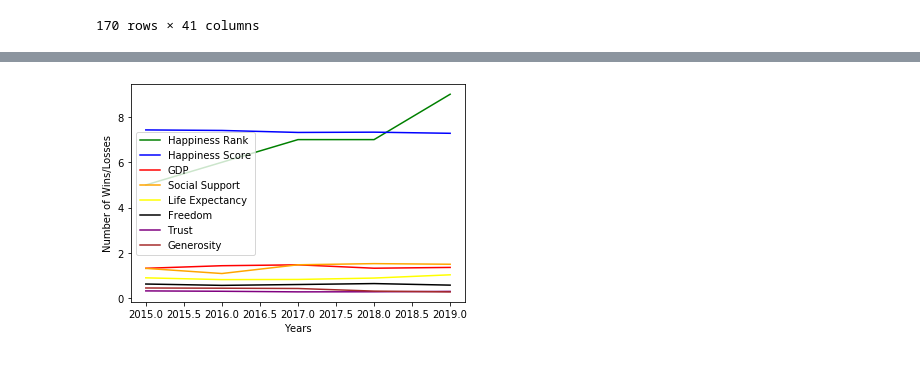
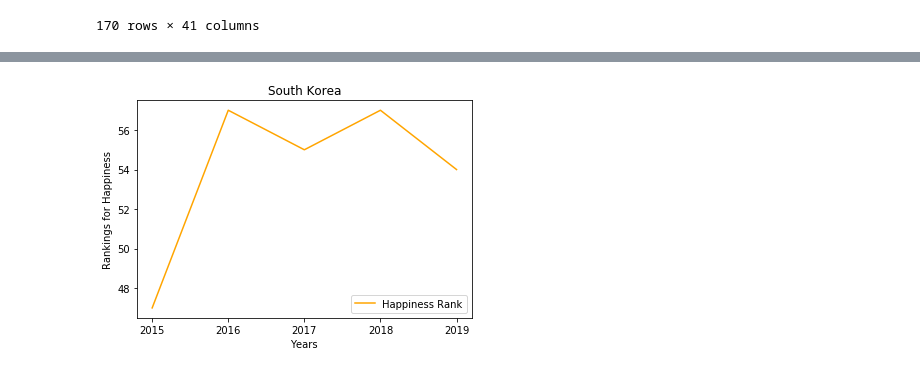
Before and after one commit to DanyCh093/Project-One-, a Jupyter notebook: world-happiness/Happiness_Index_Renamed-Cynthias-working-directory.ipynb, the cells around one changed output, grey strips where cells are left out. Cells and saved outputs as stored; diff of their text form; code cells hidden in the pictures.

Commit message:
added the graph where you can filter by country

```diff
--- a/world-happiness/Happiness_Index_Renamed-Cynthias-working-directory.ipynb
+++ b/world-happiness/Happiness_Index_Renamed-Cynthias-working-directory.ipynb
@@ -574,28 +430,29 @@ trust_over_time = combined_df_all.loc[country_name,["Trust 2015","Trust 2016", "
 generosity_over_time = combined_df_all.loc[country_name,["Generosity 2015","Generosity 2016", "Generosity 2017", "Generosity 2018", "Generosity 2019"]]
 # %%
 # Create a list of the years that we will use as our x axis
-years = [2015, 2016, 2017, 2018, 2019]
+years = ["2015", "2016", "2017", "2018", "2019"]
 
 # Plot our line that will be used to track a wrestler's wins over the years
-plt.plot(years, happiness_rank_over_time, color="green", label="Happiness Rank")
+plt.plot(years, happiness_rank_over_time, color="orange", label="Happiness Rank")
 
 # Plot our line that will be used to track a wrestler's losses over the years
-plt.plot(years, happiness_score_over_time, color="blue", label="Happiness Score")
-plt.plot(years, gdp_over_time, color="red", label="GDP")
-plt.plot(years, social_over_time, color="orange", label="Social Support")
-plt.plot(years, life_expectancy_over_time, color="yellow", label="Life Expectancy")
-plt.plot(years, freedom_over_time, color="black", label="Freedom")
-plt.plot(years, trust_over_time, color="purple", label="Trust")
-plt.plot(years, generosity_over_time, color="brown", label="Generosity")
+# plt.plot(years, happiness_score_over_time, color="blue", label="Happiness Score")
+# plt.plot(years, gdp_over_time, color="red", label="GDP")
+# plt.plot(years, social_over_time, color="orange", label="Social Support")
+# plt.plot(years, life_expectancy_over_time, color="yellow", label="Life Expectancy")
+# plt.plot(years, freedom_over_time, color="black", label="Freedom")
+# plt.plot(years, trust_over_time, color="purple", label="Trust")
+# plt.plot(years, generosity_over_time, color="brown", label="Generosity")
 
 # Place a legend on the chart in what matplotlib believes to be the "best" location
 plt.legend(loc="best")
 
 #plt.title(wrestler_name + "'s Recent Career")
 plt.xlabel("Years")
-plt.ylabel("Number of Wins/Losses")
+plt.ylabel("Rankings for Happiness")
+plt.title(country_name)
 
 # Print our chart to the screen
 plt.show()
 # %% [output]
-[figure, old version]
+[figure, new version]
```
Also changed, not shown: parts of 18 cells of this notebook.
